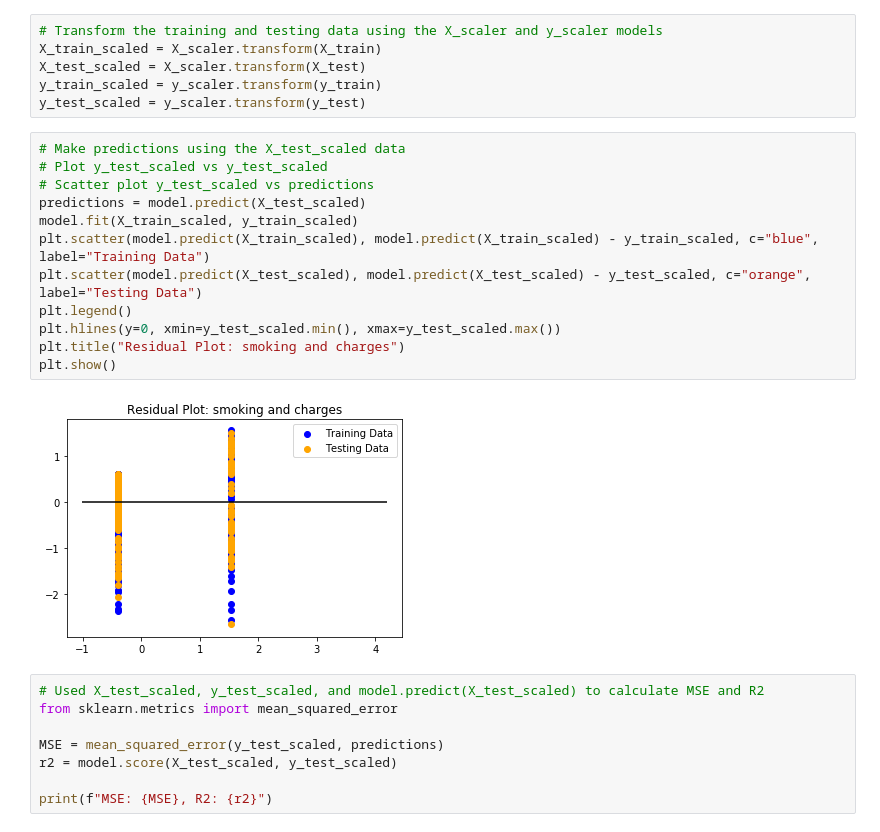
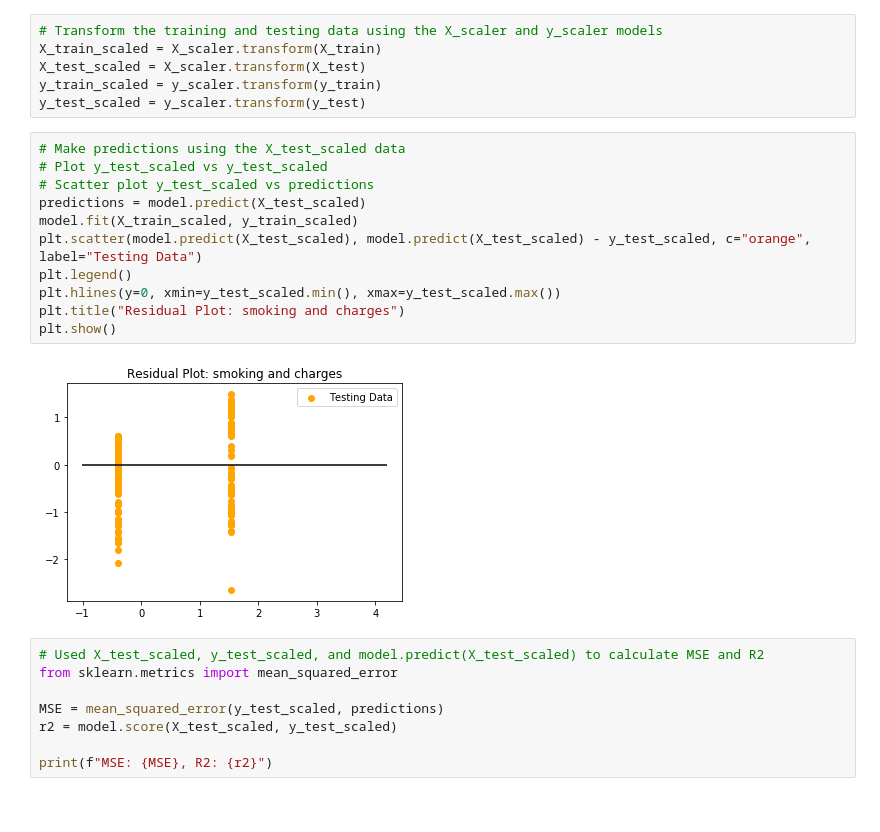
Before and after one commit to jasonzelaya/Health-Insurance-Cost-Forecast, a Jupyter notebook: Insurance_Forecast.ipynb, the cells around one changed output. Drawn from its saved outputs; the diff is of its cells as text.

```diff
--- a/Insurance_Forecast.ipynb
+++ b/Insurance_Forecast.ipynb
@@ -379,17 +375,16 @@ y_test_scaled = y_scaler.transform(y_test)
 # %%
 # Make predictions using the X_test_scaled data
 # Plot y_test_scaled vs y_test_scaled
 # Scatter plot y_test_scaled vs predictions
 predictions = model.predict(X_test_scaled)
 model.fit(X_train_scaled, y_train_scaled)
-plt.scatter(model.predict(X_train_scaled), model.predict(X_train_scaled) - y_train_scaled, c="blue", label="Training Data")
 plt.scatter(model.predict(X_test_scaled), model.predict(X_test_scaled) - y_test_scaled, c="orange", label="Testing Data")
 plt.legend()
 plt.hlines(y=0, xmin=y_test_scaled.min(), xmax=y_test_scaled.max())
 plt.title("Residual Plot: smoking and charges")
 plt.show()
 # %% [output]
-[figure, old version]
+[figure, new version]
 # %%
 # Used X_test_scaled, y_test_scaled, and model.predict(X_test_scaled) to calculate MSE and R2
 from sklearn.metrics import mean_squared_error
```
Also changed, not shown: parts of 6 cells of this notebook.
